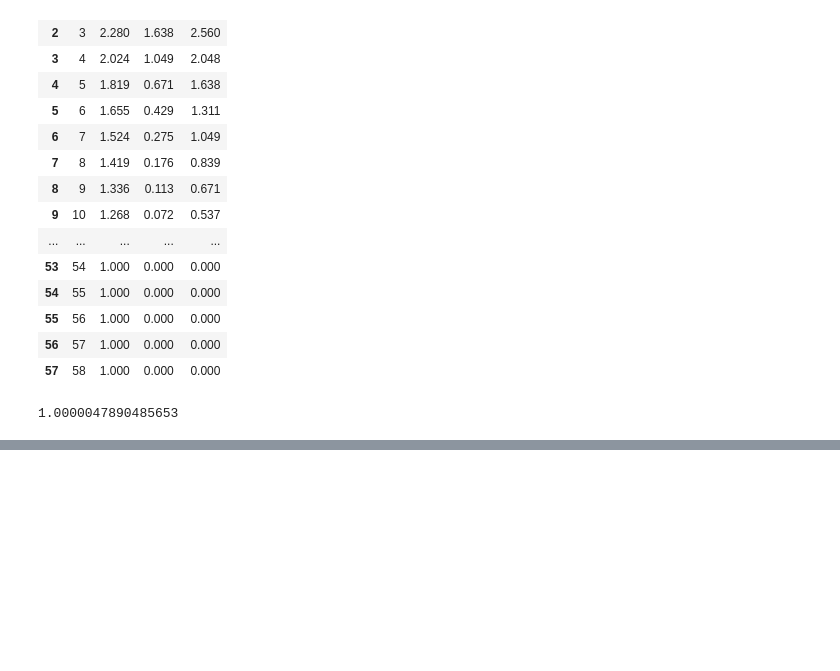
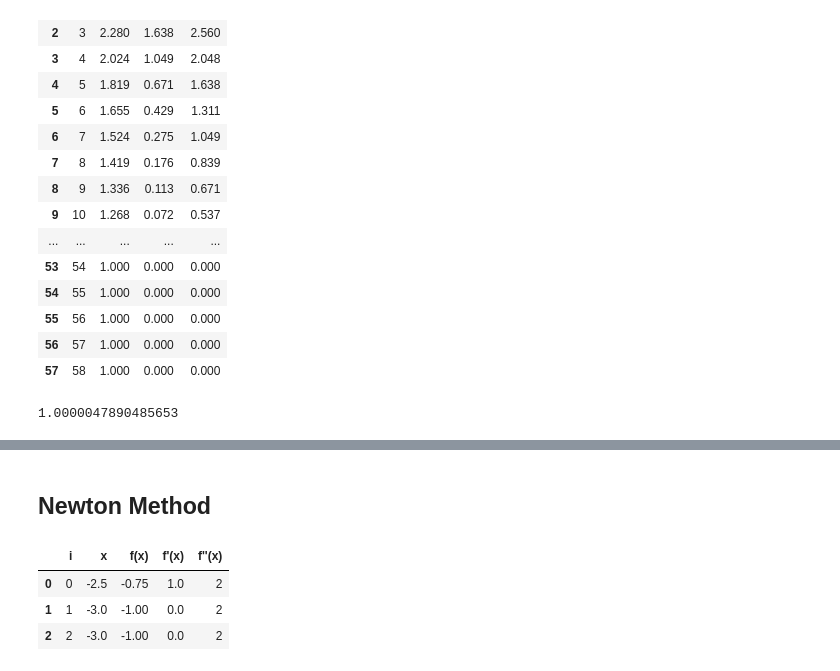
Before and after one commit to yogarn/metnum, a Jupyter notebook: 11_optimasi.ipynb, the cells around one changed output, grey strips where cells are left out. Drawn from its saved outputs; the diff is of its cells as text; code cells hidden in the pictures; blank space fills up the shorter version.

```diff
--- a/11_optimasi.ipynb
+++ b/11_optimasi.ipynb
@@ -214,0 +256,40 @@ steepest_gradient_descent((lambda x: x**2 - 2*x + 1), 3, (lambda x: 2*x - 2))
+# %% [markdown]
+## Newton Method
+# %%
+def turunan(fx):
+    return sp.diff(fx, x)
+
+x = sp.symbols('x')
+
+def newton(fx, x0):
+    columns = ['i', 'x', 'f(x)', "f'(x)", "f''(x)"]
+    data = []
+
+    fx_diff1 = turunan(fx)
+    fx_diff2 = turunan(fx_diff1)
+
+    fx_func = sp.lambdify(x, fx, 'numpy')
+    fx_diff1_func = sp.lambdify(x, fx_diff1, 'numpy')
+    fx_diff2_func = sp.lambdify(x, fx_diff2, 'numpy')
+
+    for i in range(3):
+        f_x = fx_func(x0)
+        diff1 = fx_diff1_func(x0)
+        diff2 = fx_diff2_func(x0)
+        x1 = x0 - diff1 / diff2
+        data.append([i, x0, f_x, diff1, diff2])
+        x0 = x1
+
+    df = pd.DataFrame(data, columns=columns)
+    return df
+
+# Example usage for the newton function
+initial_guess = -2.5
+fx_sym = x**2 + 6*x + 8
+df_newton = newton(fx_sym, initial_guess)
+df_newton
+# %% [output]
+|  | i | x | f(x) | f'(x) | f''(x) |
+| 0 | 0 | -2.5 | -0.75 | 1.0 | 2 |
+| 1 | 1 | -3.0 | -1.00 | 0.0 | 2 |
+| 2 | 2 | -3.0 | -1.00 | 0.0 | 2 |
```
Also changed, not shown: parts of 7 cells of this notebook.
